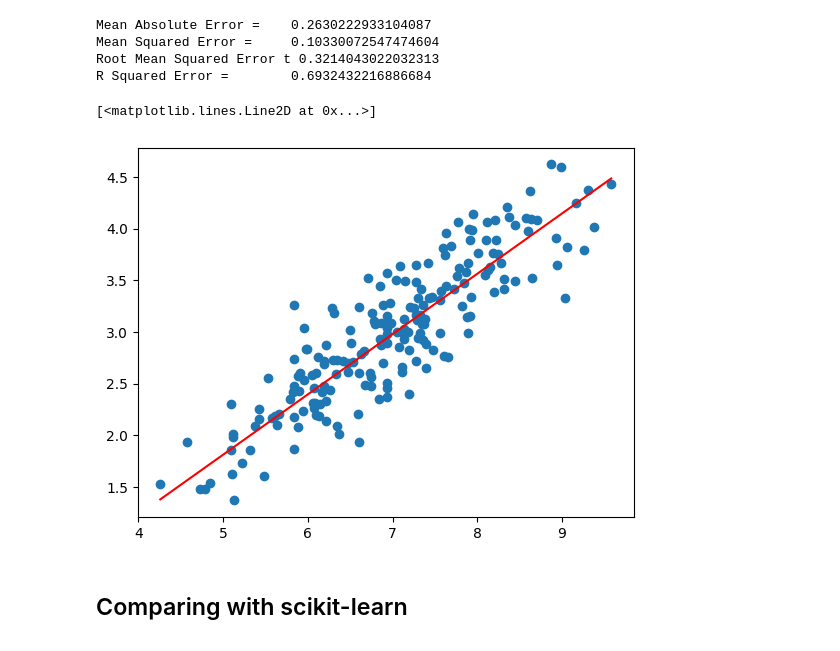
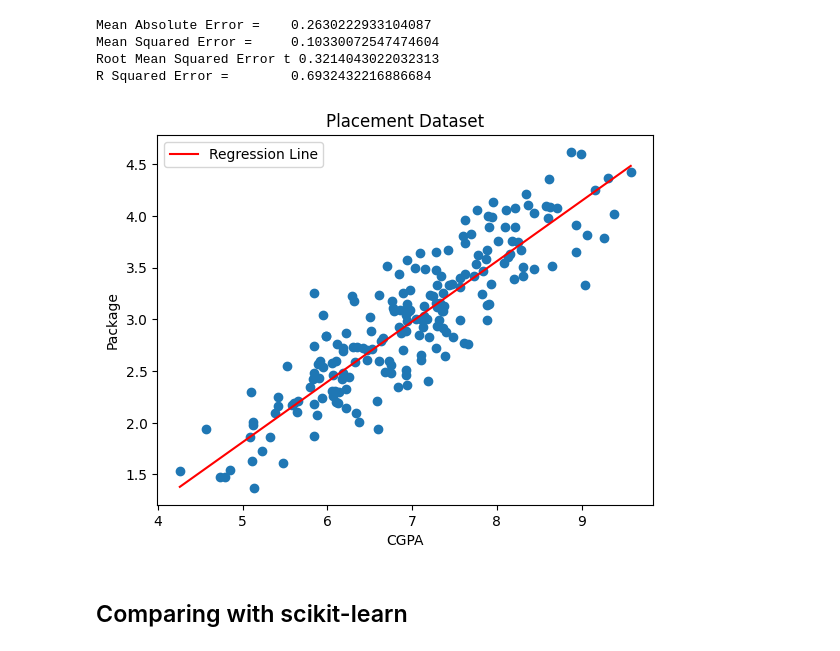
Before and after one commit to shubhamdey01/ML-From-Scratch, a Jupyter notebook: SimpleLinearRegression.ipynb, the cells around one changed output. Drawn from its saved outputs; the diff is of its cells as text; code cells hidden in the pictures.

```diff
--- a/SimpleLinearRegression.ipynb
+++ b/SimpleLinearRegression.ipynb
@@ -122,12 +129,16 @@ R Squared Error =        0.6932432216886684
 # %%
 plt.scatter(X, y)
 x1, x2 = X.min(), X.max()
 y1 = model.predict(x1)
 y2 = model.predict(x2)
-plt.plot([x1,x2], [y1,y2], color='red')
+plt.plot([x1,x2], [y1,y2], color='red', label='Regression Line')
+plt.legend(loc='upper left', labelcolor='black')
+plt.xlabel('CGPA')
+plt.ylabel('Package')
+plt.title('Placement Dataset')
+plt.show()
 # %% [output]
-[<matplotlib.lines.Line2D at 0x...>]
-[figure, old version]
+[figure, new version]
 # %% [markdown]
 ## Comparing with scikit-learn
 # %%
```
Also changed, not shown: parts of 5 cells of this notebook, 1 other file.
